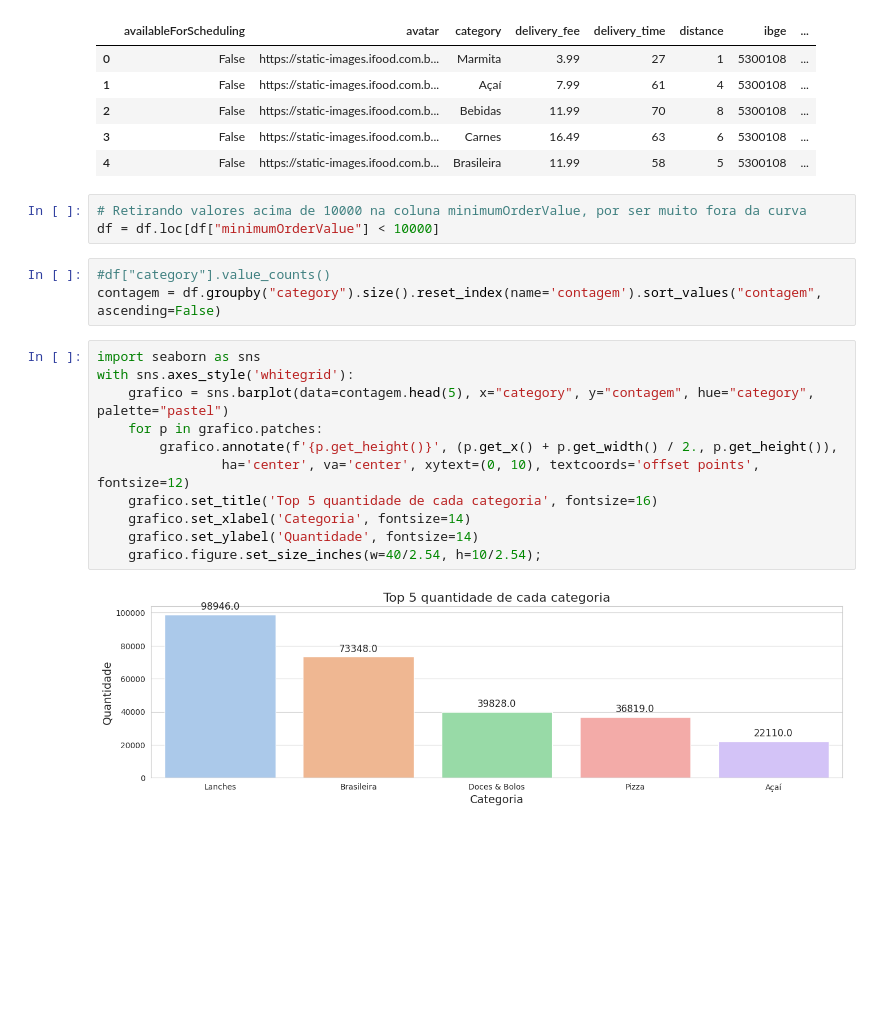
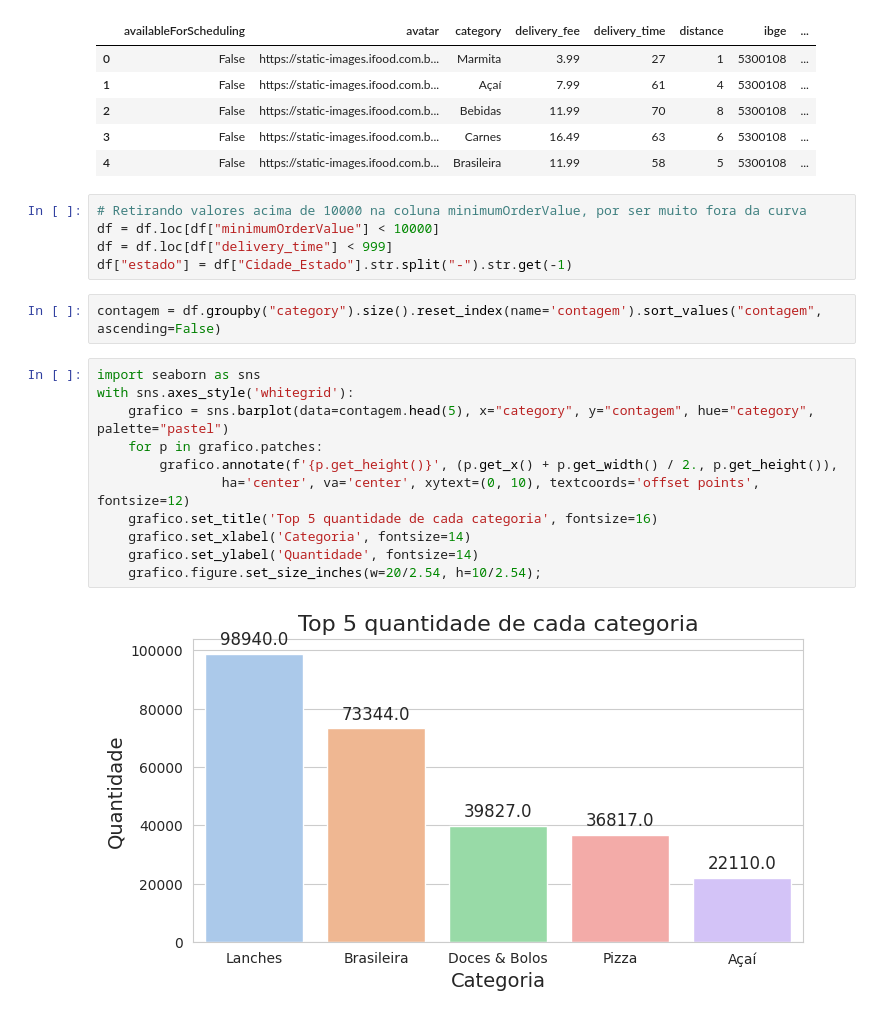
Before and after one commit to RochaSWallace/restaurantes_ifood_2021, a Jupyter notebook: projeto_final_modulo_4.ipynb, the cells around one changed output. Saved outputs shown, nothing was run; the diff lists cells and outputs as text; blank space fills up the shorter version.

Commit message:
Reazliando mais analises com graficos

```diff
--- a/projeto_final_modulo_4.ipynb
+++ b/projeto_final_modulo_4.ipynb
@@ -179,22 +179,23 @@ df.head()
 # %%
 # Retirando valores acima de 10000 na coluna minimumOrderValue, por ser muito fora da curva
 df = df.loc[df["minimumOrderValue"] < 10000]
+df = df.loc[df["delivery_time"] < 999]
+df["estado"] = df["Cidade_Estado"].str.split("-").str.get(-1)
 # %%
-#df["category"].value_counts()
 contagem = df.groupby("category").size().reset_index(name='contagem').sort_values("contagem", ascending=False)
 # %%
 import seaborn as sns
 with sns.axes_style('whitegrid'):
     grafico = sns.barplot(data=contagem.head(5), x="category", y="contagem", hue="category", palette="pastel")
     for p in grafico.patches:
         grafico.annotate(f'{p.get_height()}', (p.get_x() + p.get_width() / 2., p.get_height()),
                 ha='center', va='center', xytext=(0, 10), textcoords='offset points', fontsize=12)
     grafico.set_title('Top 5 quantidade de cada categoria', fontsize=16)
     grafico.set_xlabel('Categoria', fontsize=14)
     grafico.set_ylabel('Quantidade', fontsize=14)
-    grafico.figure.set_size_inches(w=40/2.54, h=10/2.54);
+    grafico.figure.set_size_inches(w=20/2.54, h=10/2.54);
 # %% [output]
-[figure, old version]
+[figure, new version]
 # %%
 with sns.axes_style('whitegrid'):
 
```
Also changed, not shown: parts of 18 cells of this notebook.
